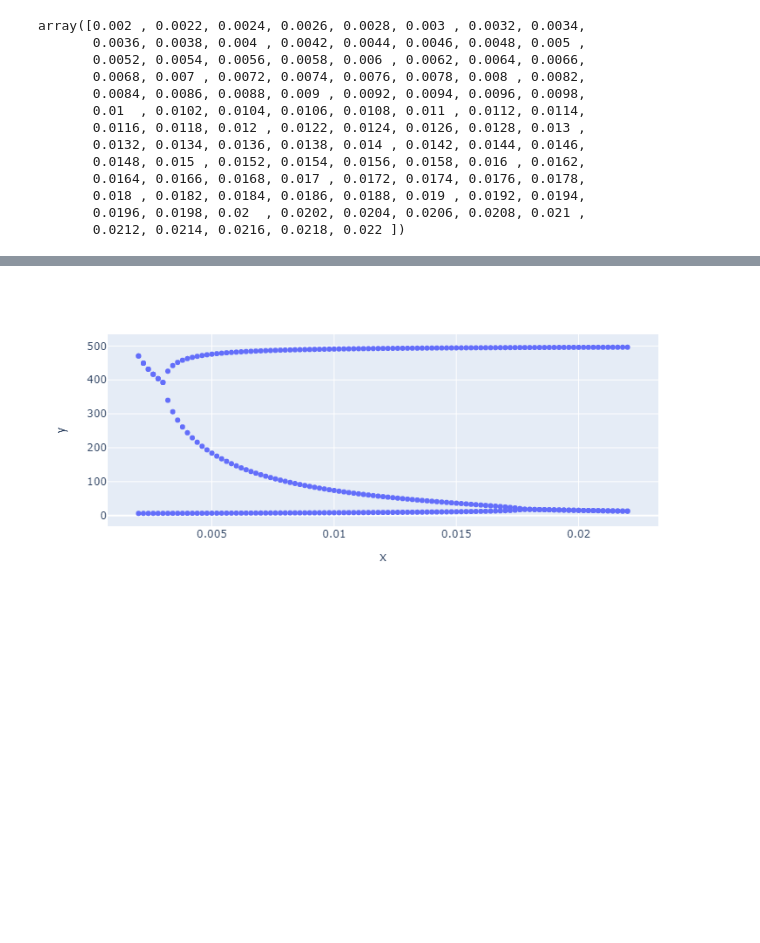
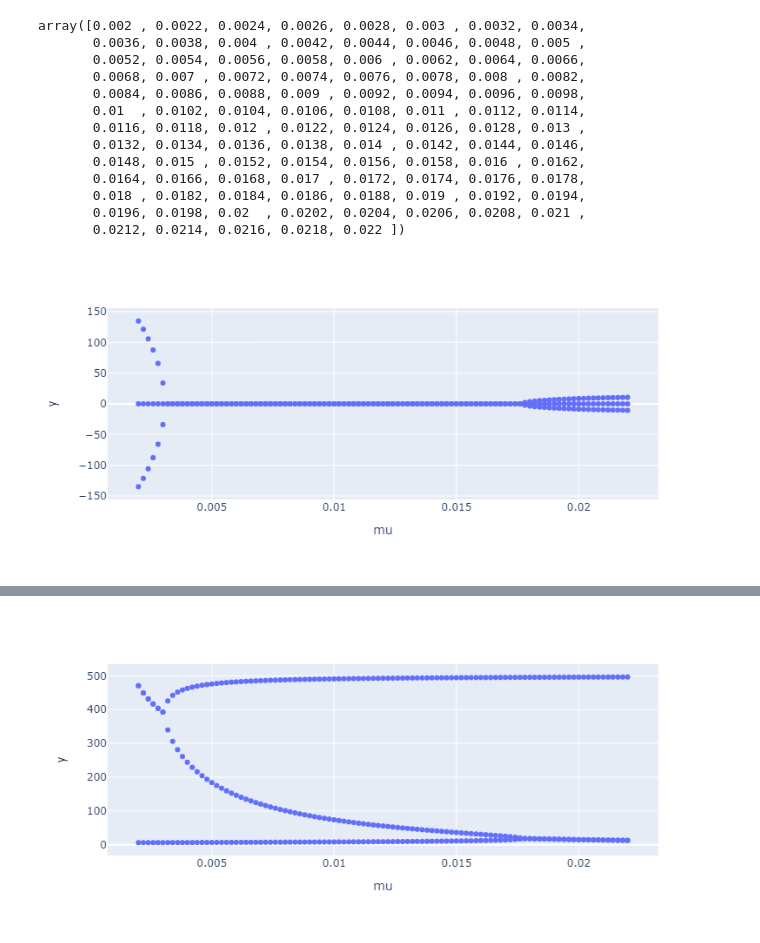
Before and after one commit to SergeyPishchulov/thesis, a Jupyter notebook: Thesis_paper.ipynb, the cells around one changed output, grey strips where cells are left out. Cells and saved outputs as stored; diff of their text form; code cells hidden in the pictures; blank space fills up the shorter version.

```diff
--- a/Thesis_paper.ipynb
+++ b/Thesis_paper.ipynb
@@ -134,3 +136,12 @@ for cur_mu in tqdm(mus):
         if s[1]!=0:# and s[1].as_real_imag()[1]==0:#real
             ys.append(s[1].as_real_imag()[0])
             mul.append(cur_mu)
+# %%
+ims = []
+imus=[]
+for cur_mu, sols in list(solutions_by_mu.items()):
+    for s in sols:
+        if s[1]!=0:# and s[1].as_real_imag()[1]==0:#real
+            ims.append(s[1].as_real_imag()[1])
+            imus.append(cur_mu)
+ims=list(map(float, ims))
@@ -137 +150,6 @@ for cur_mu in tqdm(mus):
+# %%
+fig = px.scatter(x=imus, y=ims).update_layout(xaxis={"title": "mu"}, legend={"title":"im"})#, color='species', size='petal_length')
+fig.show()
+# %% [output]
+[figure, added]
 # %%
```
Also changed, not shown: parts of 4 cells of this notebook.
